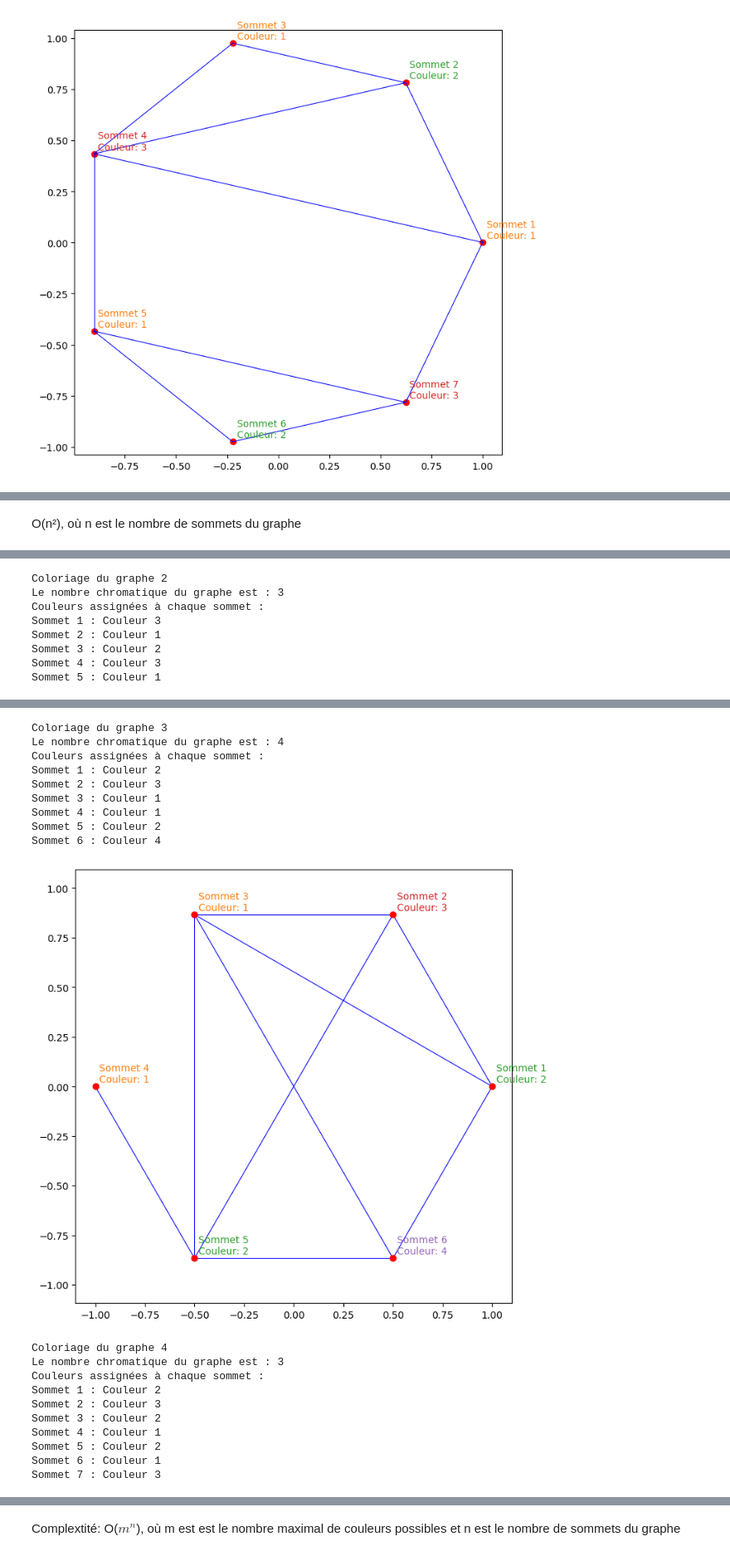
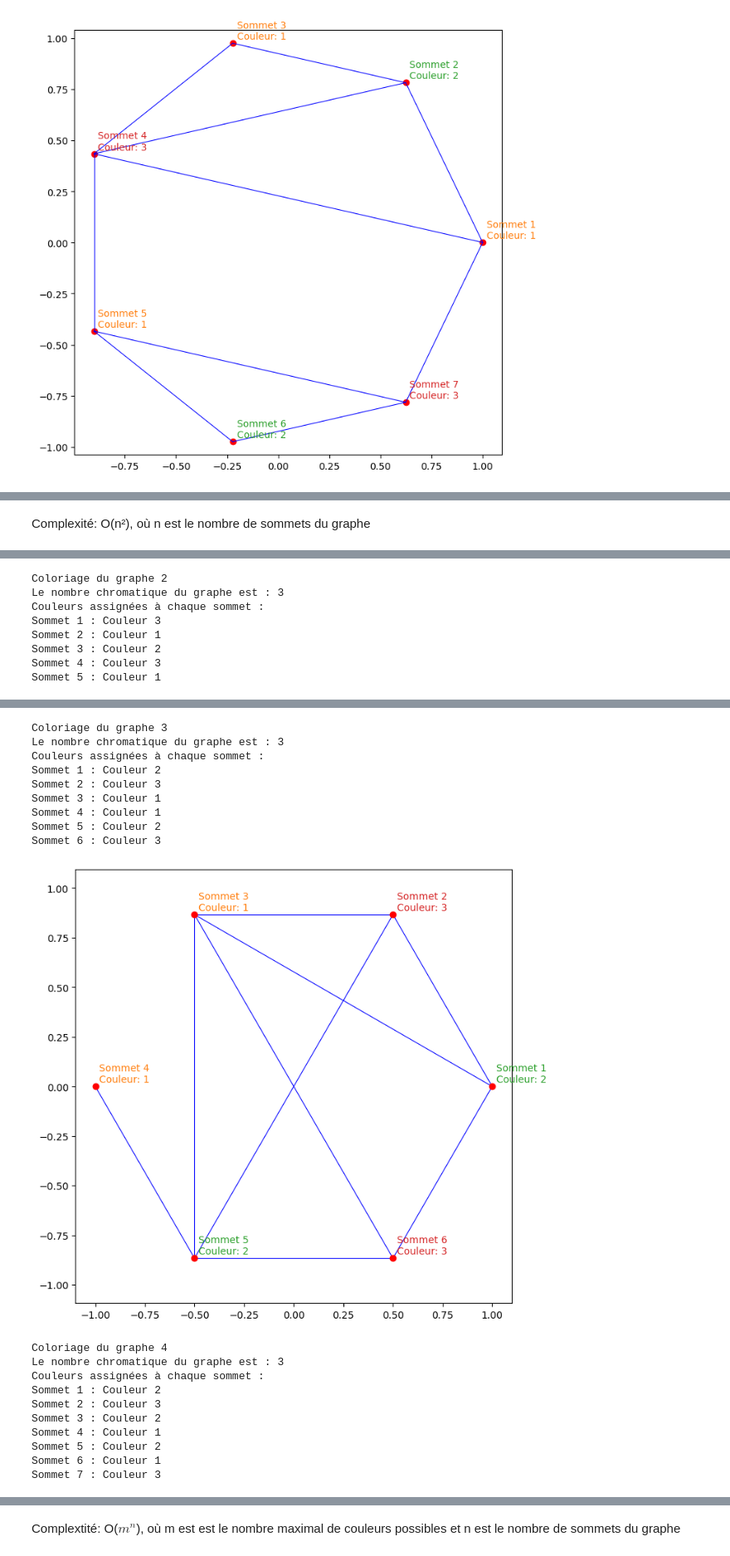
Before and after one commit to diunghie/projet_algoGraphe, a Jupyter notebook: graph_coloring_algo_code.ipynb, the cells around one changed output, grey strips where cells are left out. Shown at 83% size. Cells and saved outputs as stored; diff of their text form; code cells hidden in the pictures.

```diff
--- a/Algorithmique des Graphes.ipynb
+++ b/graph_coloring_algo_code.ipynb
@@ -375,5 +367,5 @@ L'algorithme prend en compte le degré des sommets pour déterminer l'ordre de c
 # %% [markdown]
-O(n²), où n est le nombre de sommets du graphe
+Complexité: O(n²), où n est le nombre de sommets du graphe
 # %%
 import numpy as np
 import matplotlib.pyplot as plt
@@ -520,7 +512,7 @@ g3 = np.array([[0, 1, 1, 0, 0, 1],
                [1, 1, 0, 0, 1, 0],
                [0, 0, 0, 0, 1, 0],
                [0, 1, 1, 1, 0, 1],
-               [1, 0, 1, 0, 1, 1]])
+               [1, 0, 1, 0, 1, 0]])
 print("Coloriage du graphe 3")
 coloring3 = welsh_powell_algo(versionNo(g3))
 plotGraph(versionNo(g3), coloring3)
@@ -536,36 +528,36 @@ g4 = np.array([
     [1, 0, 0, 0, 1, 1, 0]
 ])
 print("Coloriage du graphe 4")
 coloring4 = welsh_powell_algo(versionNo(g4))
 plotGraph(versionNo(g4), coloring4)
 # %% [output]
 Coloriage du graphe 1
 Le nombre chromatique du graphe est : 3
 Couleurs assignées à chaque sommet :
 Sommet 1 : Couleur 1
 Sommet 2 : Couleur 3
 Sommet 3 : Couleur 2
 Sommet 4 : Couleur 3
 [figure]
 Coloriage du graphe 2
 Le nombre chromatique du graphe est : 3
 Couleurs assignées à chaque sommet :
 Sommet 1 : Couleur 3
 Sommet 2 : Couleur 1
 Sommet 3 : Couleur 2
 Sommet 4 : Couleur 3
 Sommet 5 : Couleur 1
 [figure]
 Coloriage du graphe 3
-Le nombre chromatique du graphe est : 4
+Le nombre chromatique du graphe est : 3
 Couleurs assignées à chaque sommet :
 Sommet 1 : Couleur 2
 Sommet 2 : Couleur 3
 Sommet 3 : Couleur 1
 Sommet 4 : Couleur 1
 Sommet 5 : Couleur 2
-Sommet 6 : Couleur 4
+Sommet 6 : Couleur 3
-[figure, old version]
+[figure, new version]
 Coloriage du graphe 4
 Le nombre chromatique du graphe est : 3
 Couleurs assignées à chaque sommet :
```
Also changed, not shown: parts of 17 cells of this notebook, 9 other files.
